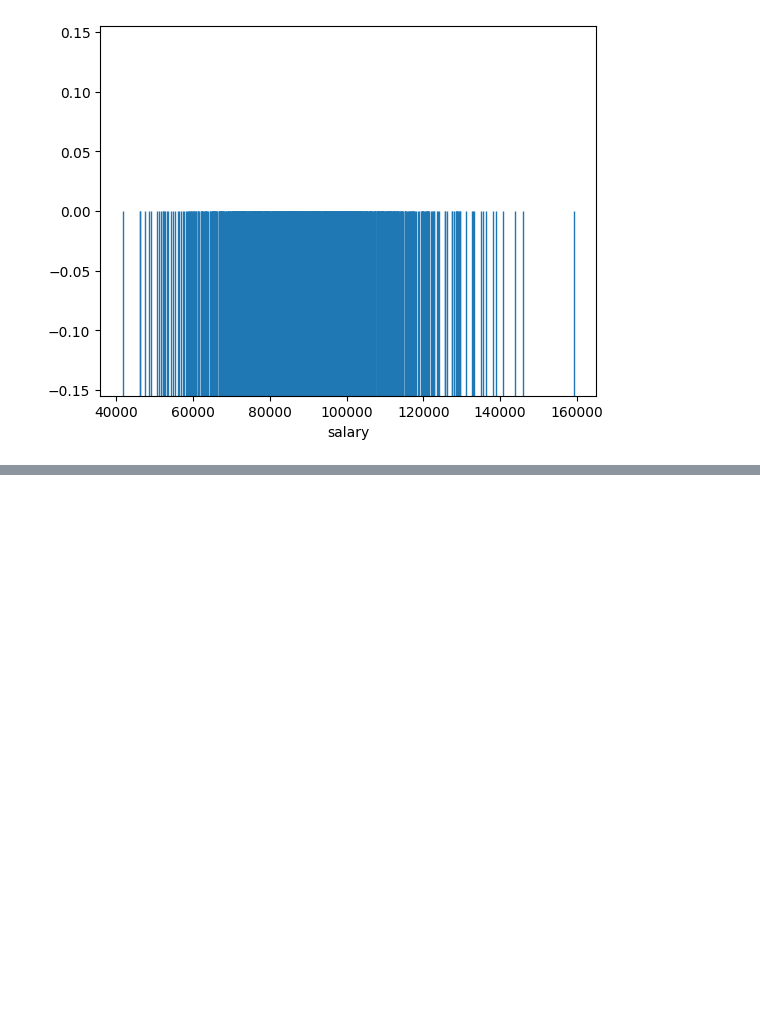
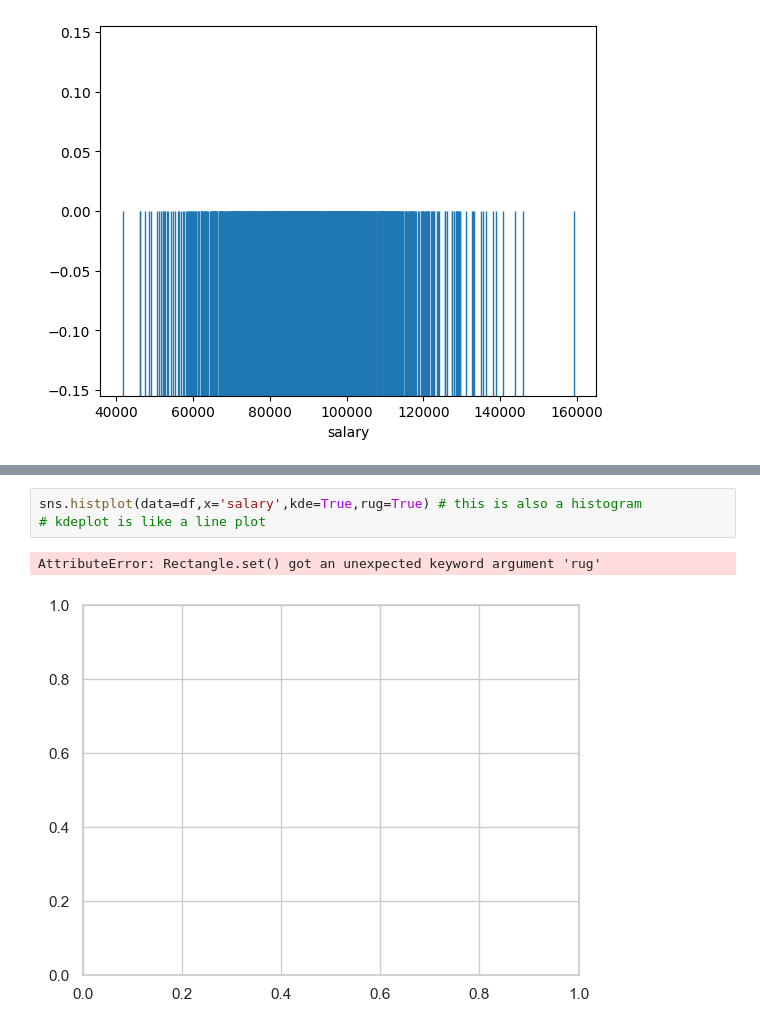
Before and after one commit to astro648/My-AI, a Jupyter notebook: Seaborn Basics/Seaborn Plot.ipynb, the cells around one changed output, grey strips where cells are left out. Saved outputs shown, nothing was run; the diff lists cells and outputs as text; blank space fills up the shorter version.

Commit message:
hmm yes error

```diff
--- a/Seaborn Basics/Seaborn Plot.ipynb
+++ b/Seaborn Basics/Seaborn Plot.ipynb
@@ -57,0 +58,6 @@ sns.displot(data=df,x='salary',bins=20,color='red') # this is a histogram
+# %%
+sns.histplot(data=df,x='salary',kde=True,rug=True) # this is also a histogram
+# kdeplot is like a line plot
+# %% [output]
+AttributeError: Rectangle.set() got an unexpected keyword argument 'rug'
+[figure, added]
```
Also changed, not shown: parts of 1 cell of this notebook.
